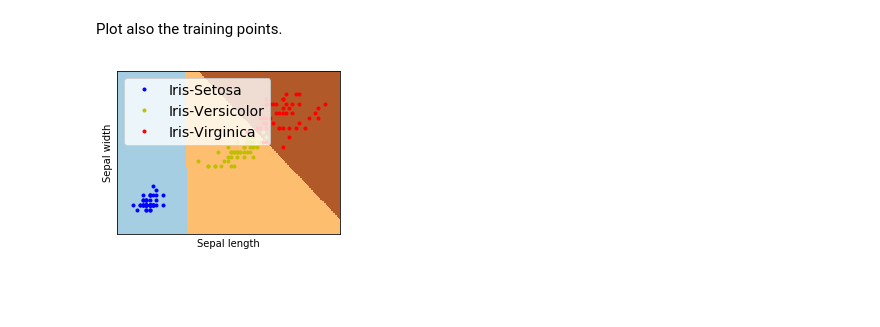
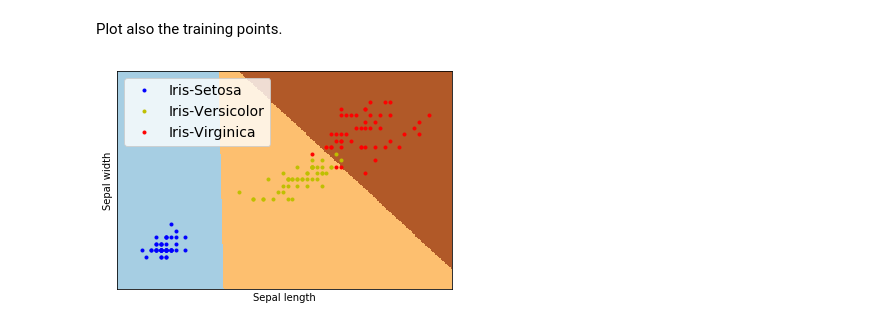
Before and after one commit to latimerb/Project_M1, a Jupyter notebook: logistic-regression-for-iris-classification.ipynb, the cells around one changed output. Saved outputs shown, nothing was run; the diff lists cells and outputs as text; code cells hidden in the pictures; blank space fills up the shorter version.

```diff
--- a/logistic-regression-for-iris-classification.ipynb
+++ b/logistic-regression-for-iris-classification.ipynb
@@ -88,23 +88,23 @@ Z = Z.reshape(xx.shape)
 # %% [markdown]
 Plot also the training points.
 # %%
-plt.figure(1, figsize=(4, 3))
+plt.figure(1, figsize=(6,4))
 plt.pcolormesh(xx, yy, Z, cmap=plt.cm.Paired)
 plt.xlabel('Sepal length')
 plt.ylabel('Sepal width')
 
 plt.xlim(xx.min(), xx.max())
 plt.ylim(yy.min(), yy.max())
 plt.xticks(())
 plt.yticks(())
 
 plt.figure(1, figsize=(4, 3))
 #plt.scatter(X[:, 0], X[:, 1], c=y, edgecolors='k', cmap=plt.cm.Paired)
 plt.plot(X[:, 0][y==0], X[:, 1][y==0], "b.", label="Iris-Setosa")
 plt.plot(X[:, 0][y==1], X[:, 1][y==1], "y.", label="Iris-Versicolor")
 plt.plot(X[:, 0][y==2], X[:, 1][y==2], "r.", label="Iris-Virginica")
 plt.legend(loc="upper left", fontsize=14)
 
 plt.show()
 # %% [output]
-[figure, old version]
+[figure, new version]
```
Also changed, not shown: 2 other files.
